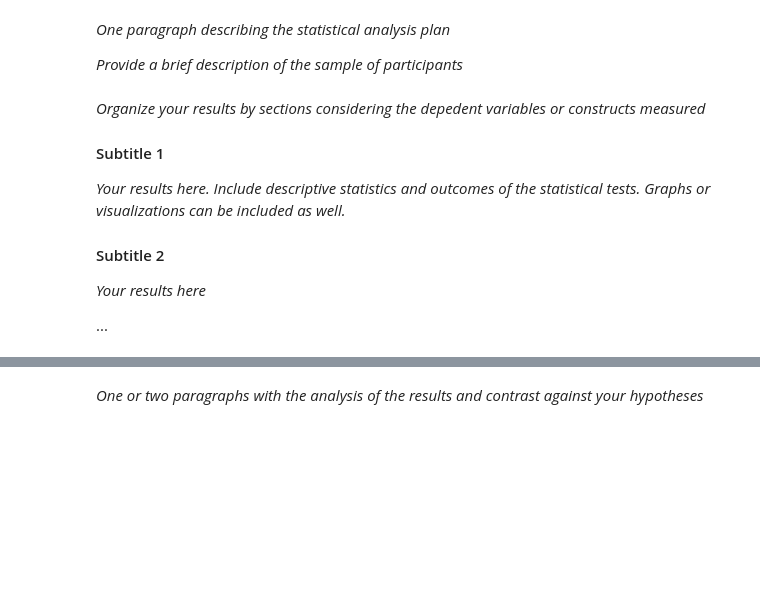
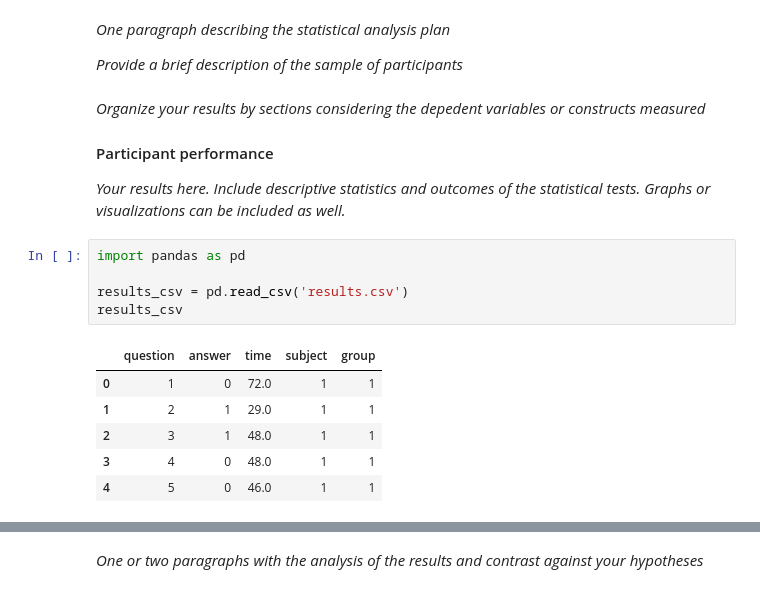
Before and after one commit to nexync/iml_final, a Jupyter notebook: Interpretable_ML_group_assignment_2.ipynb, the cells around one changed output, grey strips where cells are left out. Saved outputs shown, nothing was run; the diff lists cells and outputs as text; blank space fills up the shorter version.

```diff
--- a/Interpretable_ML_group_assignment_2.ipynb
+++ b/Interpretable_ML_group_assignment_2.ipynb
@@ -169,11 +184,17 @@ Do the statistical analyses and report your main findings. Did you find evidence
 # %% [markdown]
 *Organize your results by sections considering the depedent variables or constructs measured*
 
-
-#### Subtitle 1
+#### Participant performance
 *Your results here. Include descriptive statistics and outcomes of the statistical tests. Graphs or visualizations can be included as well.*
-
-#### Subtitle 2
-*Your results here*
-
-...
+# %%
+import pandas as pd
+
+results_csv = pd.read_csv('results.csv')
+results_csv
+# %% [output]
+|  | question | answer | time | subject | group |
+| 0 | 1 | 0 | 72.0 | 1 | 1 |
+| 1 | 2 | 1 | 29.0 | 1 | 1 |
+| 2 | 3 | 1 | 48.0 | 1 | 1 |
+| 3 | 4 | 0 | 48.0 | 1 | 1 |
+| 4 | 5 | 0 | 46.0 | 1 | 1 |
```
Also changed, not shown: parts of 16 cells of this notebook.
